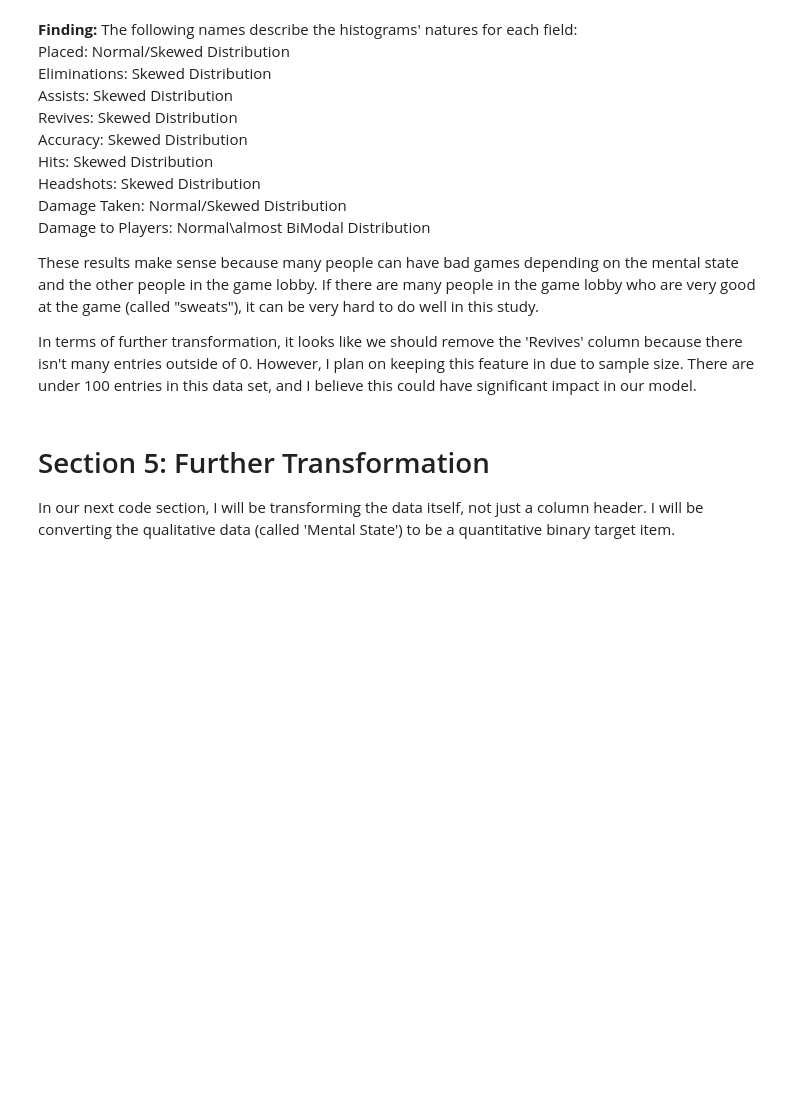
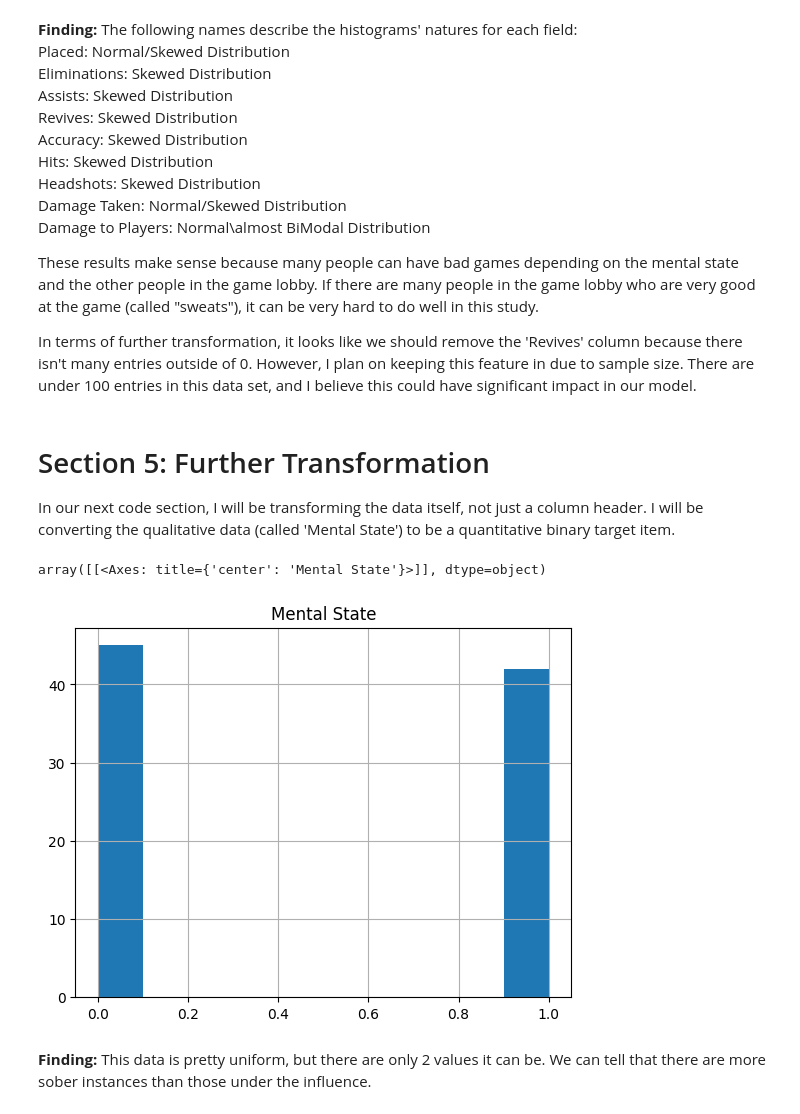
Before and after one commit to karlidean/applied-ml-karlidean, a Jupyter notebook: notebooks/d2/d2_explore_features.ipynb, the cells around one changed output. Saved outputs shown, nothing was run; the diff lists cells and outputs as text; code cells hidden in the pictures; blank space fills up the shorter version.

Commit message:
Completed data transformation.

```diff
--- a/notebooks/d2/d2_explore_features.ipynb
+++ b/notebooks/d2/d2_explore_features.ipynb
@@ -143,3 +143,14 @@ In terms of further transformation, it looks like we should remove the 'Revives'
 # Section 5: Further Transformation
 
 In our next code section, I will be transforming the data itself, not just a column header. I will be converting the qualitative data (called 'Mental State') to be a quantitative binary target item.
+# %%
+# Transforming categorical data into binary data (0,1)
+fortnite['Mental State'] = fortnite['Mental State'].map({'sober': 0, 'high': 1})
+# %%
+# Running a histogram to confirm the change was to binary digits, not categorical.
+fortnite.hist('Mental State')
+# %% [output]
+array([[<Axes: title={'center': 'Mental State'}>]], dtype=object)
+[figure, added]
+# %% [markdown]
+**Finding:** This data is pretty uniform, but there are only 2 values it can be. We can tell that there are more sober instances than those under the influence.
```
